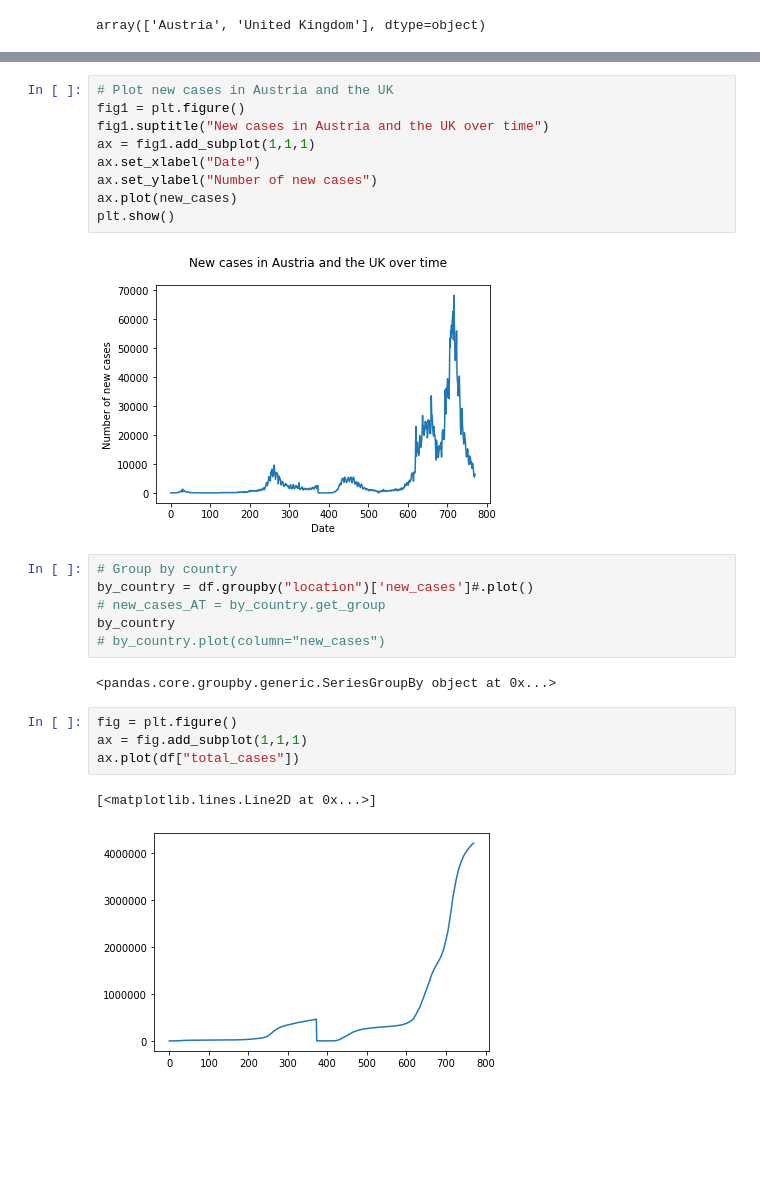
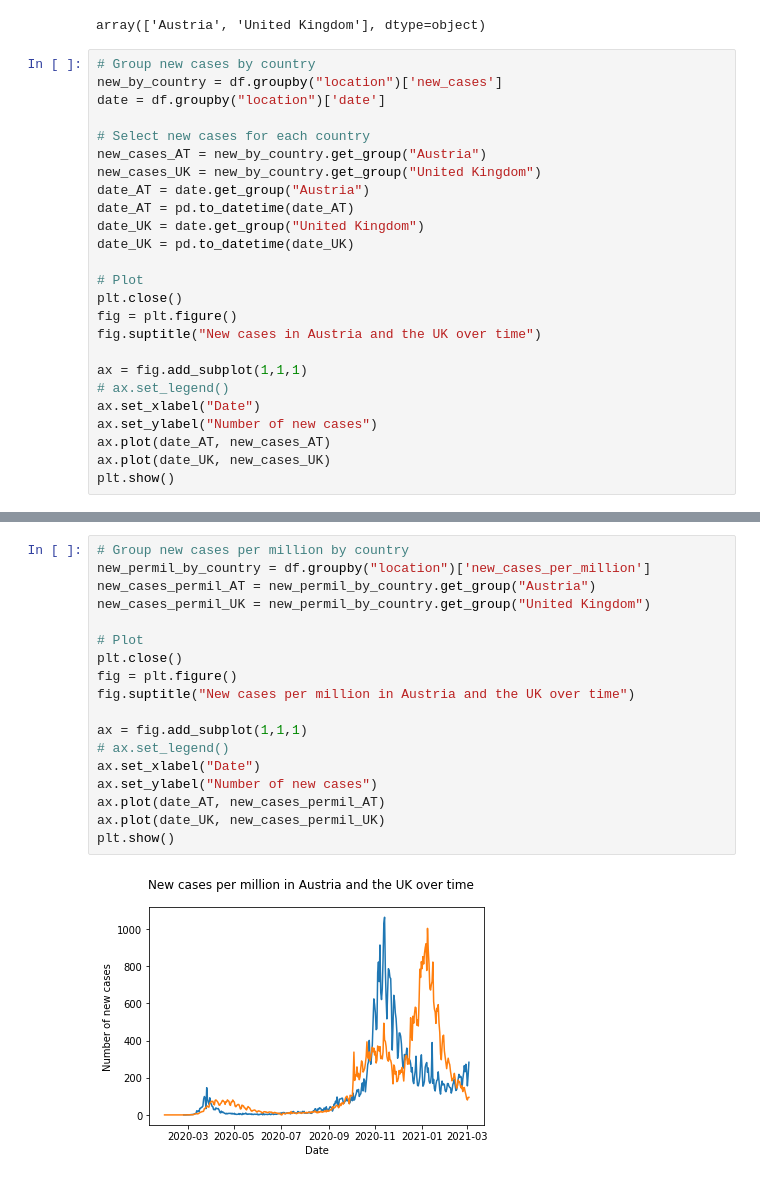
Before and after one commit to acumpelik/DataVisualizationClass, a Jupyter notebook: Week 2/DataVis2021_Assignment2_Cumpelik.ipynb, the cells around one changed output, grey strips where cells are left out. Saved outputs shown, nothing was run; the diff lists cells and outputs as text; blank space fills up the shorter version.

Commit message:
Plotted cases in UK and AT over time, raw and per million people

```diff
--- a/Week 2/DataVis2021_Assignment2_Cumpelik.ipynb
+++ b/Week 2/DataVis2021_Assignment2_Cumpelik.ipynb
@@ -118,3 +121,28 @@ df[['location', 'total_cases']]
 df.location.unique()
 # %% [output]
 array(['Austria', 'United Kingdom'], dtype=object)
+# %%
+# Group new cases by country
+new_by_country = df.groupby("location")['new_cases']
+date = df.groupby("location")['date']
+
+# Select new cases for each country
+new_cases_AT = new_by_country.get_group("Austria")
+new_cases_UK = new_by_country.get_group("United Kingdom")
+date_AT = date.get_group("Austria")
+date_AT = pd.to_datetime(date_AT)
+date_UK = date.get_group("United Kingdom")
+date_UK = pd.to_datetime(date_UK)
+
+# Plot
+plt.close()
+fig = plt.figure()
+fig.suptitle("New cases in Austria and the UK over time")
+
+ax = fig.add_subplot(1,1,1)
+# ax.set_legend()
+ax.set_xlabel("Date")
+ax.set_ylabel("Number of new cases")
+ax.plot(date_AT, new_cases_AT)
+ax.plot(date_UK, new_cases_UK)
+plt.show()
@@ -121,26 +151,20 @@ array(['Austria', 'United Kingdom'], dtype=object)
 # %%
-# Plot new cases in Austria and the UK
-fig1 = plt.figure()
-fig1.suptitle("New cases in Austria and the UK over time")
-ax = fig1.add_subplot(1,1,1)
+# Group new cases per million by country
+new_permil_by_country = df.groupby("location")['new_cases_per_million']
+new_cases_permil_AT = new_permil_by_country.get_group("Austria")
+new_cases_permil_UK = new_permil_by_country.get_group("United Kingdom")
+
+# Plot
+plt.close()
+fig = plt.figure()
+fig.suptitle("New cases per million in Austria and the UK over time")
+
+ax = fig.add_subplot(1,1,1)
+# ax.set_legend()
 ax.set_xlabel("Date")
 ax.set_ylabel("Number of new cases")
-ax.plot(new_cases)
+ax.plot(date_AT, new_cases_permil_AT)
+ax.plot(date_UK, new_cases_permil_UK)
 plt.show()
 # %% [output]
-[figure, old version]
+[figure, new version]
-# %%
-# Group by country
-by_country = df.groupby("location")['new_cases']#.plot()
-# new_cases_AT = by_country.get_group
-by_country
-# by_country.plot(column="new_cases")
-# %% [output]
-<pandas.core.groupby.generic.SeriesGroupBy object at 0x...>
-# %%
-fig = plt.figure()
-ax = fig.add_subplot(1,1,1)
-ax.plot(df["total_cases"])
-# %% [output]
-[<matplotlib.lines.Line2D at 0x...>]
-[figure, removed]
```
Also changed, not shown: parts of 7 cells of this notebook.
